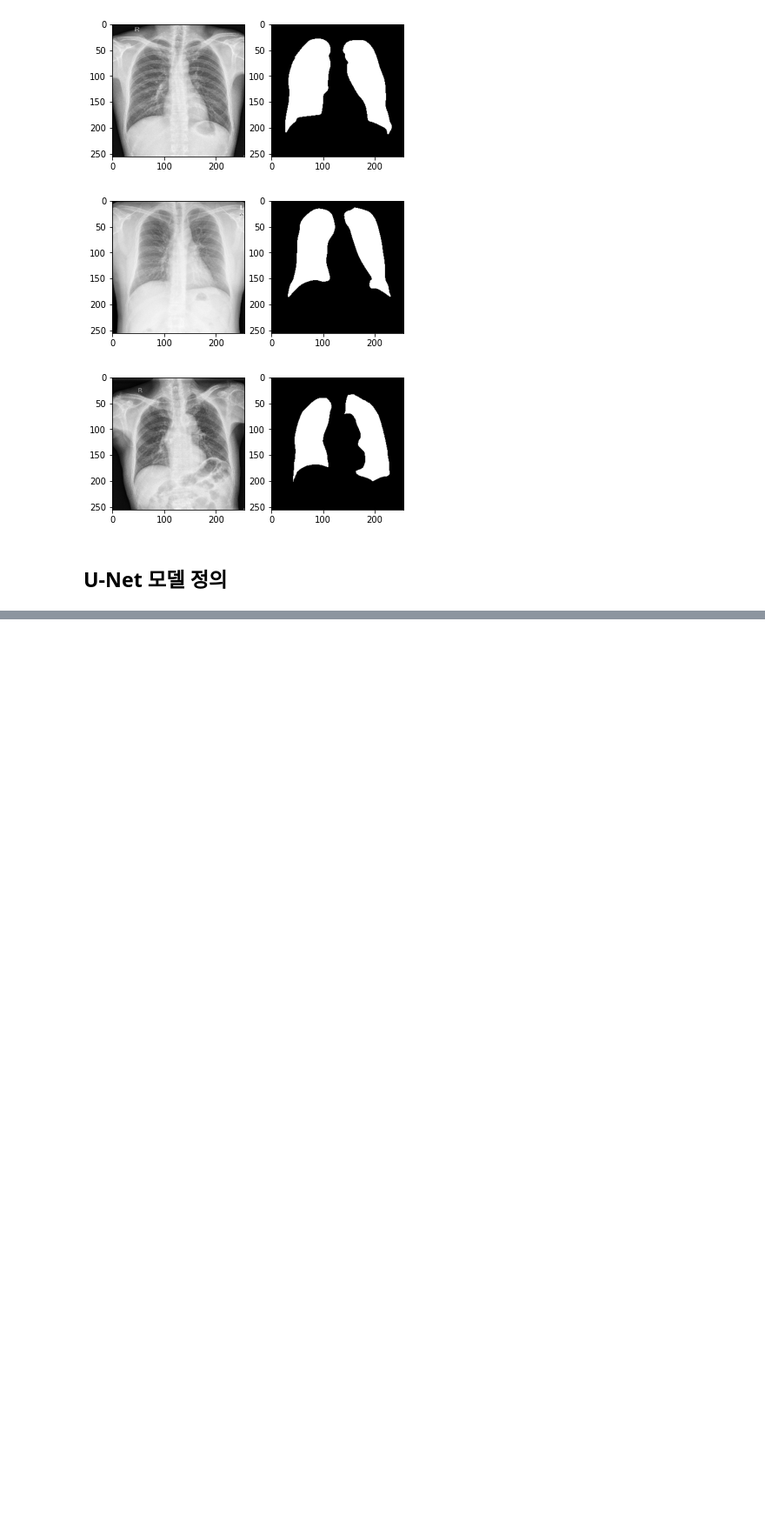
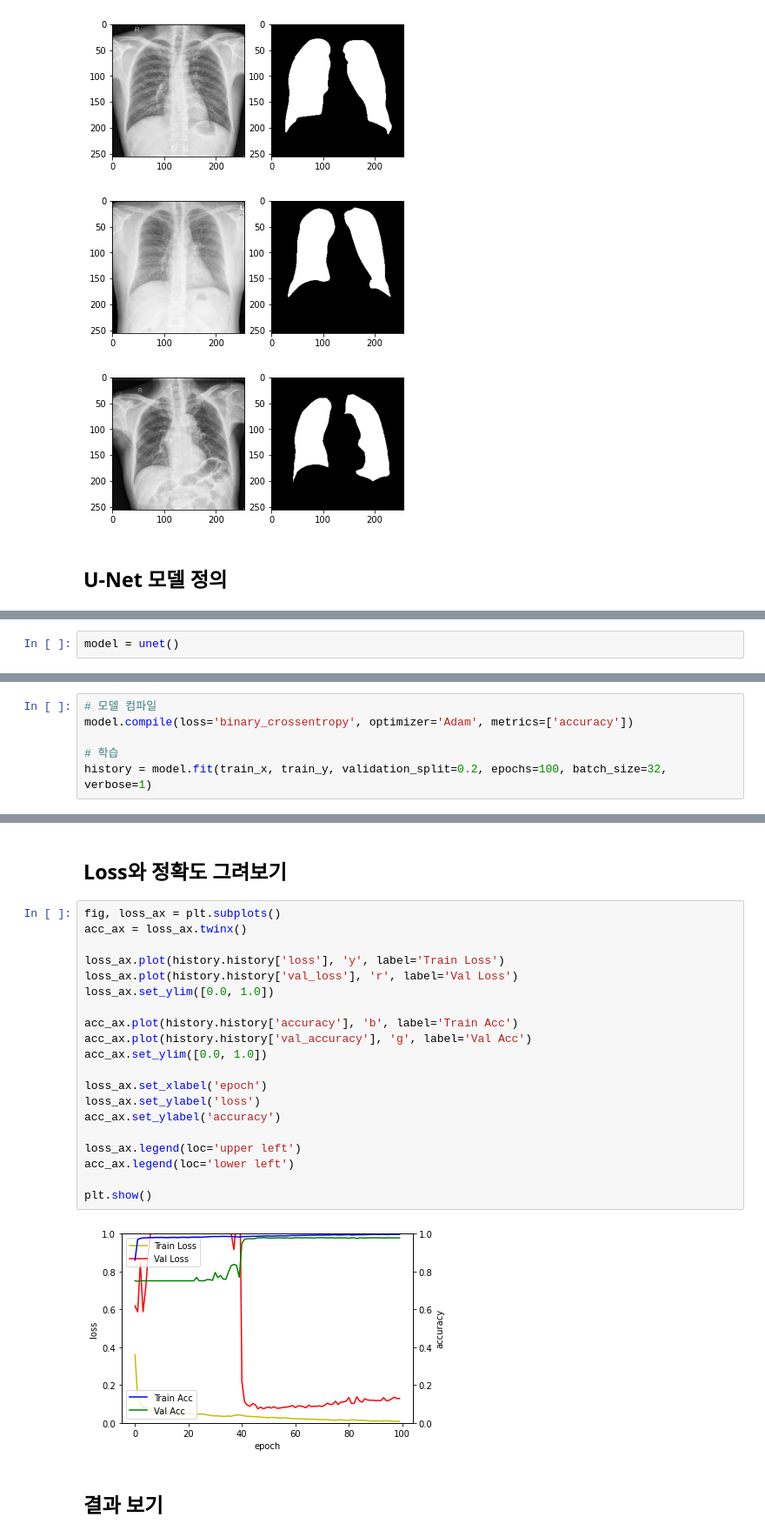
Before and after one commit to Byeon-MJ/DL_Practice_Repo, a Jupyter notebook: Unet_Image_Segmentation.ipynb, the cells around one changed output, grey strips where cells are left out. Shown: that part at 87% size. Cells and saved outputs as stored; diff of their text form; blank space fills up the shorter version.

```diff
--- a/Unet_Image_Segmentation.ipynb
+++ b/Unet_Image_Segmentation.ipynb
@@ -170,0 +243,2 @@ test
+# %%
+model = unet()
@@ -170,0 +265,6 @@ test
+# %%
+# 모델 컴파일
+model.compile(loss='binary_crossentropy', optimizer='Adam', metrics=['accuracy'])
+
+# 학습
+history = model.fit(train_x, train_y, validation_split=0.2, epochs=100, batch_size=32, verbose=1)
@@ -170,0 +289,26 @@ test
+# %% [markdown]
+## Loss와 정확도 그려보기
+# %%
+fig, loss_ax = plt.subplots()
+acc_ax = loss_ax.twinx()
+
+loss_ax.plot(history.history['loss'], 'y', label='Train Loss')
+loss_ax.plot(history.history['val_loss'], 'r', label='Val Loss')
+loss_ax.set_ylim([0.0, 1.0])
+
+acc_ax.plot(history.history['accuracy'], 'b', label='Train Acc')
+acc_ax.plot(history.history['val_accuracy'], 'g', label='Val Acc')
+acc_ax.set_ylim([0.0, 1.0])
+
+loss_ax.set_xlabel('epoch')
+loss_ax.set_ylabel('loss')
+acc_ax.set_ylabel('accuracy')
+
+loss_ax.legend(loc='upper left')
+acc_ax.legend(loc='lower left')
+
+plt.show()
+# %% [output]
+[figure, added]
+# %% [markdown]
+## 결과 보기
```
Also changed, not shown: parts of 7 cells of this notebook.
